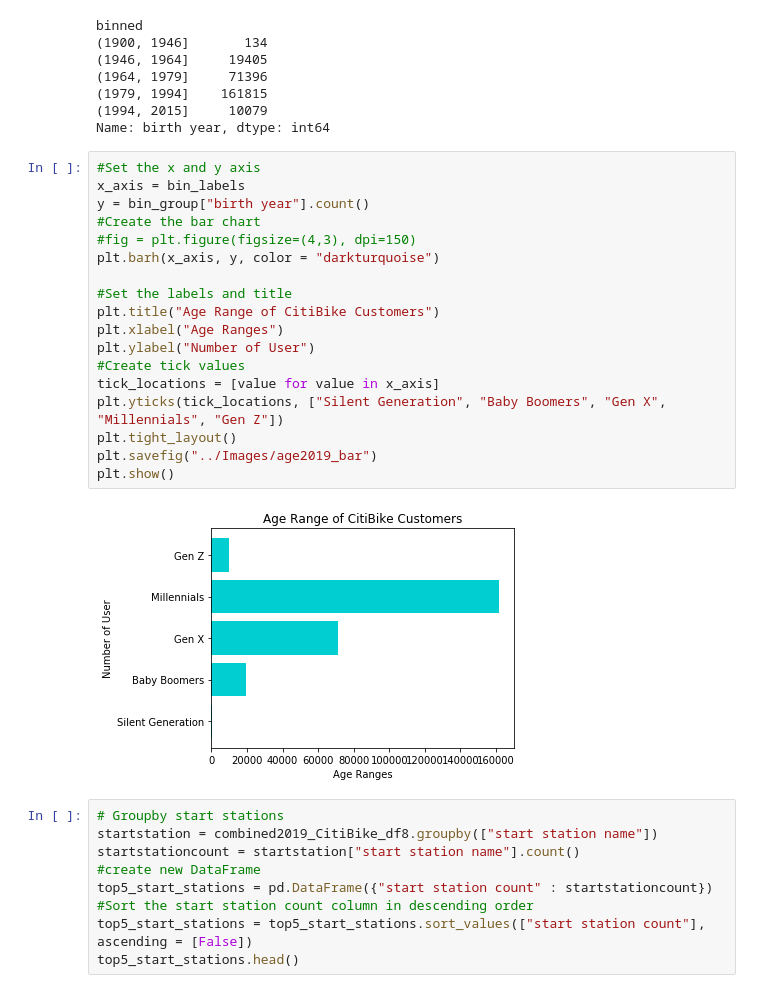
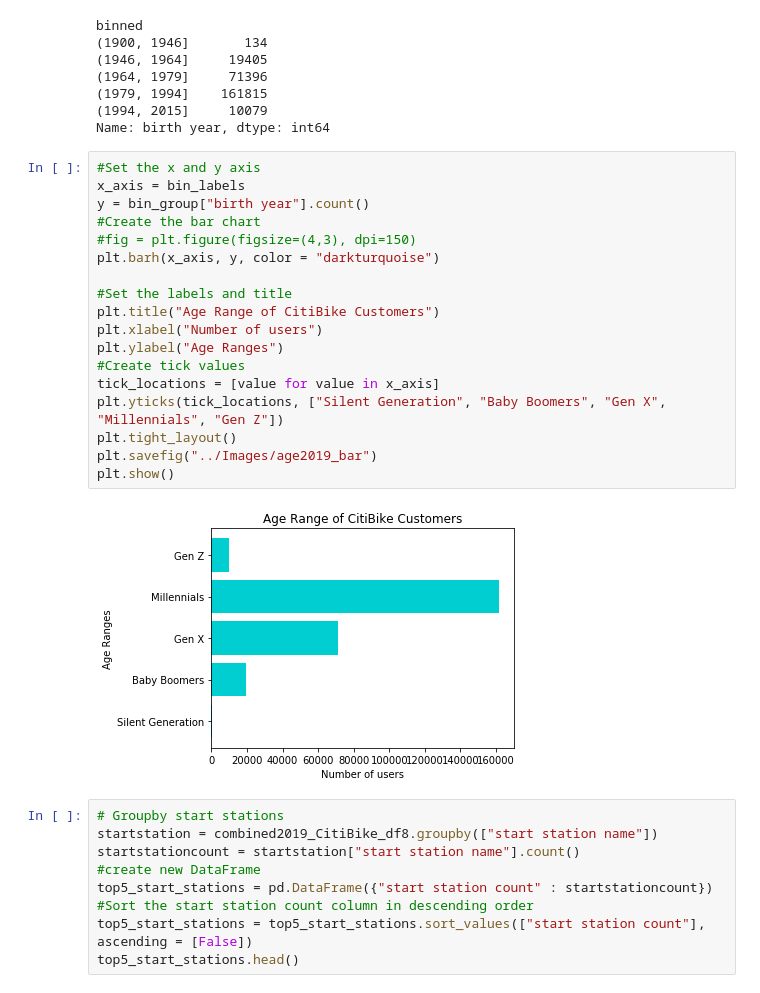
Before and after one commit to tnatoli29/Project_1, a Jupyter notebook: CitiBike/Final 2019 Work.ipynb, the cells around one changed output. Saved outputs shown, nothing was run; the diff lists cells and outputs as text.

```diff
--- a/CitiBike/Final 2019 Work.ipynb
+++ b/CitiBike/Final 2019 Work.ipynb
@@ -336,23 +336,23 @@ Name: birth year, dtype: int64
 # %%
 #Set the x and y axis
 x_axis = bin_labels
 y = bin_group["birth year"].count()
 #Create the bar chart
 #fig = plt.figure(figsize=(4,3), dpi=150)
 plt.barh(x_axis, y, color = "darkturquoise")
 
 #Set the labels and title
 plt.title("Age Range of CitiBike Customers")
-plt.xlabel("Age Ranges")
-plt.ylabel("Number of User")
+plt.xlabel("Number of users")
+plt.ylabel("Age Ranges")
 #Create tick values
 tick_locations = [value for value in x_axis]
 plt.yticks(tick_locations, ["Silent Generation", "Baby Boomers", "Gen X", "Millennials", "Gen Z"])
 plt.tight_layout()
 plt.savefig("../Images/age2019_bar")
 plt.show()
 # %% [output]
-[figure, old version]
+[figure, new version]
 # %%
 # Groupby start stations
 startstation = combined2019_CitiBike_df8.groupby(["start station name"])
```
Also changed, not shown: parts of 4 cells of this notebook, 6 other files.
